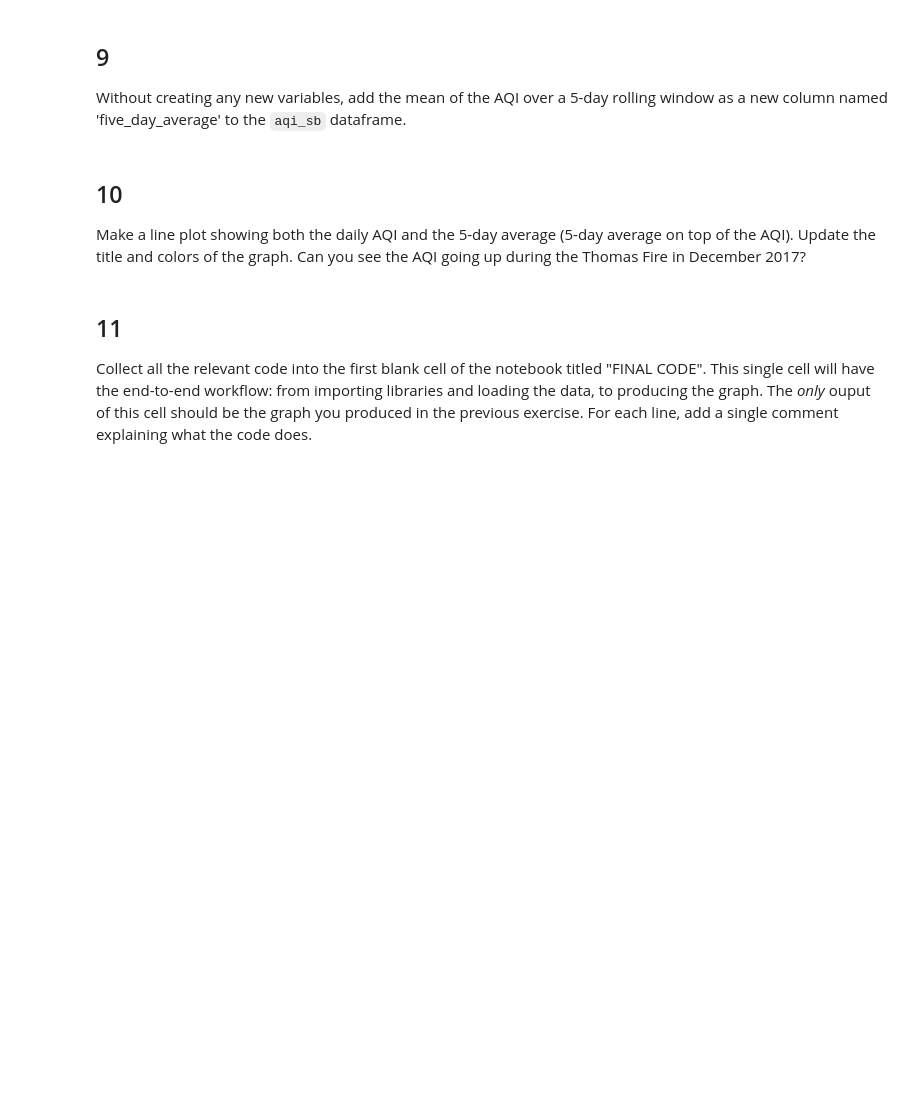
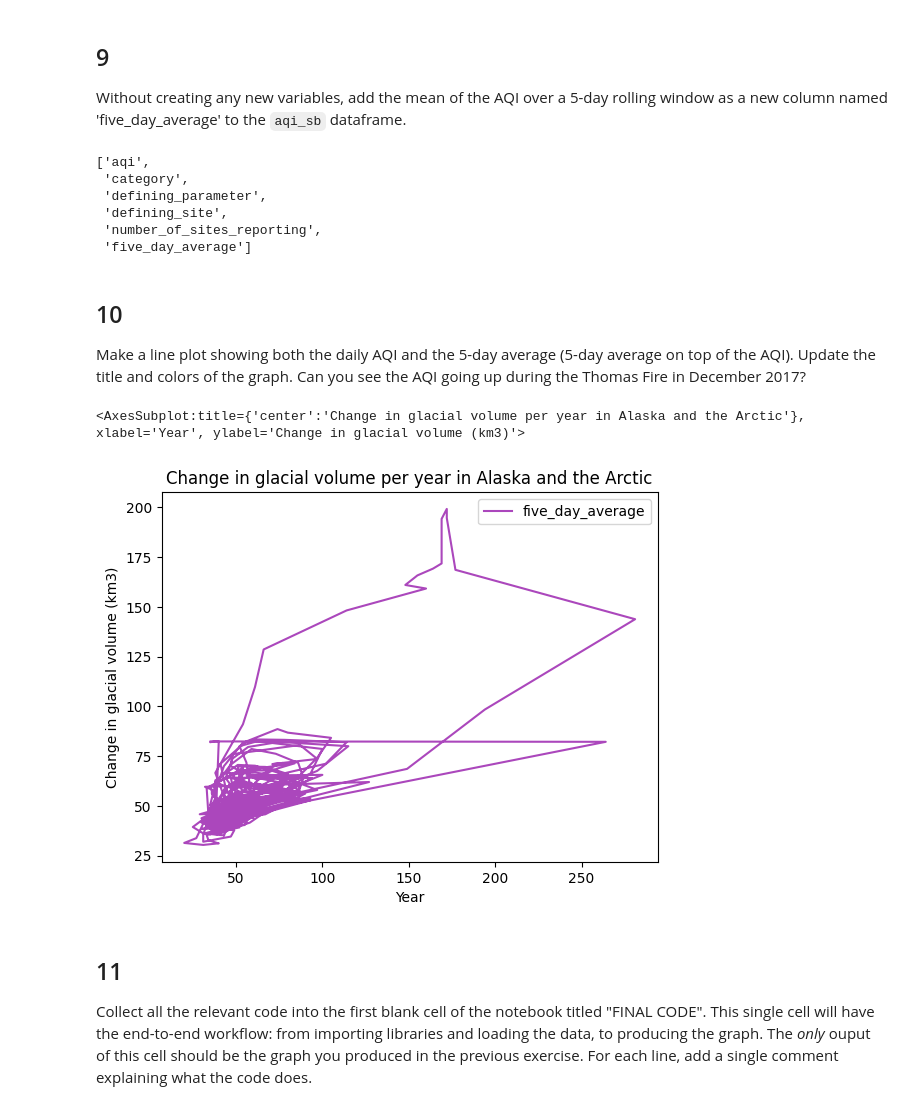
Before and after one commit to kristinaglass/eds220-hwk-2, a Jupyter notebook: hwk2-task2-aqi.ipynb, the cells around one changed output. Cells and saved outputs as stored; diff of their text form; code cells hidden in the pictures; blank space fills up the shorter version.

Commit message:
read in data and removed column

```diff
--- a/hwk2-task2-aqi.ipynb
+++ b/hwk2-task2-aqi.ipynb
@@ -237,3 +235,15 @@ Without creating any new variables, add the mean of the AQI over a 5-day rolling
+# %%
+# adding five day average column
+aqi_sb['five_day_average'] = aqi_sb.aqi.rolling('5D').mean()
+#checking colomns
+list(aqi_sb)
+# %% [output]
+['aqi',
+ 'category',
+ 'defining_parameter',
+ 'defining_site',
+ 'number_of_sites_reporting',
+ 'five_day_average']
 # %% [markdown]
 ## 10
 Make a line plot showing both the daily AQI and the 5-day average (5-day average on top of the AQI). Update the title and colors of the graph. Can you see the AQI going up during the Thomas Fire in December 2017?
@@ -242,3 +250,16 @@ Make a line plot showing both the daily AQI and the 5-day average (5-day average
+# %%
+aqi_sb.plot(x='aqi',
+        y=['five_day_average'],
+        title = 'Change in glacial volume per year in Alaska and the Arctic',
+        xlabel='Year',
+        ylabel='Change in glacial volume (km3)',
+        color = {'aqi':'#F48FB1',
+                 'five_day_average': '#AB47BC'
+                 }
+        )
+# %% [output]
+<AxesSubplot:title={'center':'Change in glacial volume per year in Alaska and the Arctic'}, xlabel='Year', ylabel='Change in glacial volume (km3)'>
+[figure, added]
 # %% [markdown]
 ## 11
 
```
Also changed, not shown: parts of 2 cells of this notebook, 1 other file.
